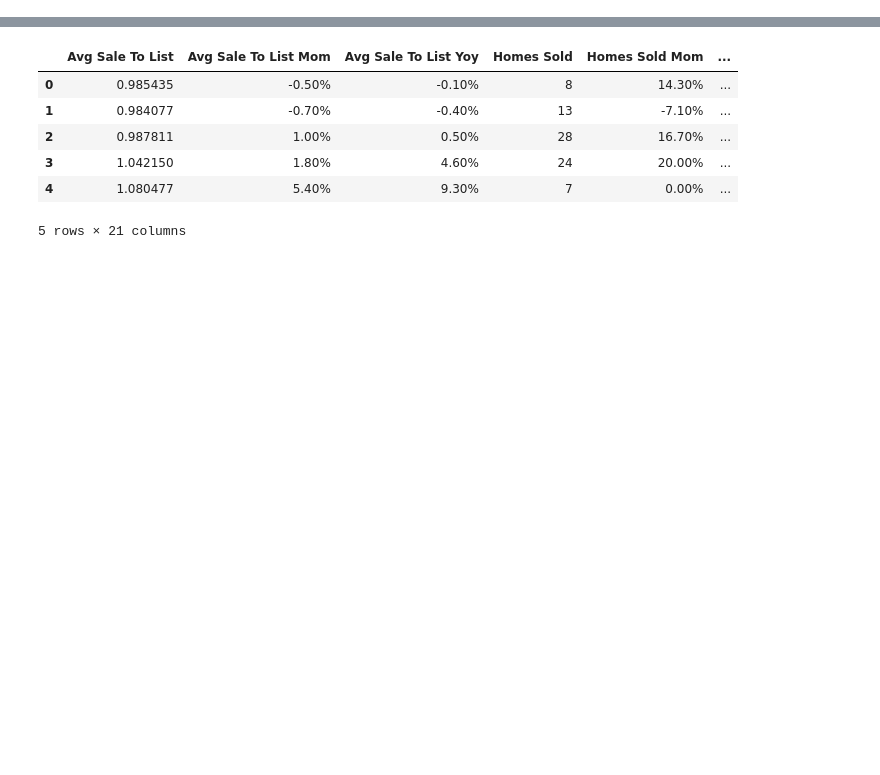
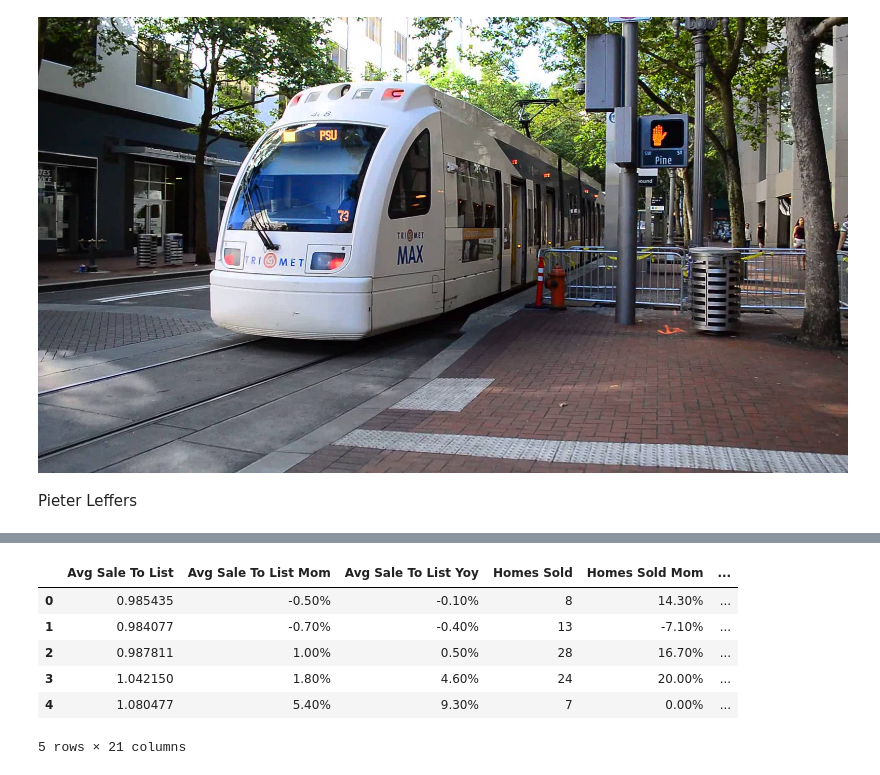
Before and after one commit to pmleffers/Trimet, a Jupyter notebook: Trimet Project.ipynb, the cells around one changed output, grey strips where cells are left out. Drawn from its saved outputs; the diff is of its cells as text; code cells hidden in the pictures; blank space fills up the shorter version.

```diff
--- a/Trimet Project.ipynb
+++ b/Trimet Project.ipynb
@@ -0,0 +5,6 @@
+# %%
+Image("maxresdefault.jpg")
+# %% [output]
+[figure, added]
+# %% [markdown]
+Pieter Leffers
```
Also changed, not shown: parts of 90 cells of this notebook.
